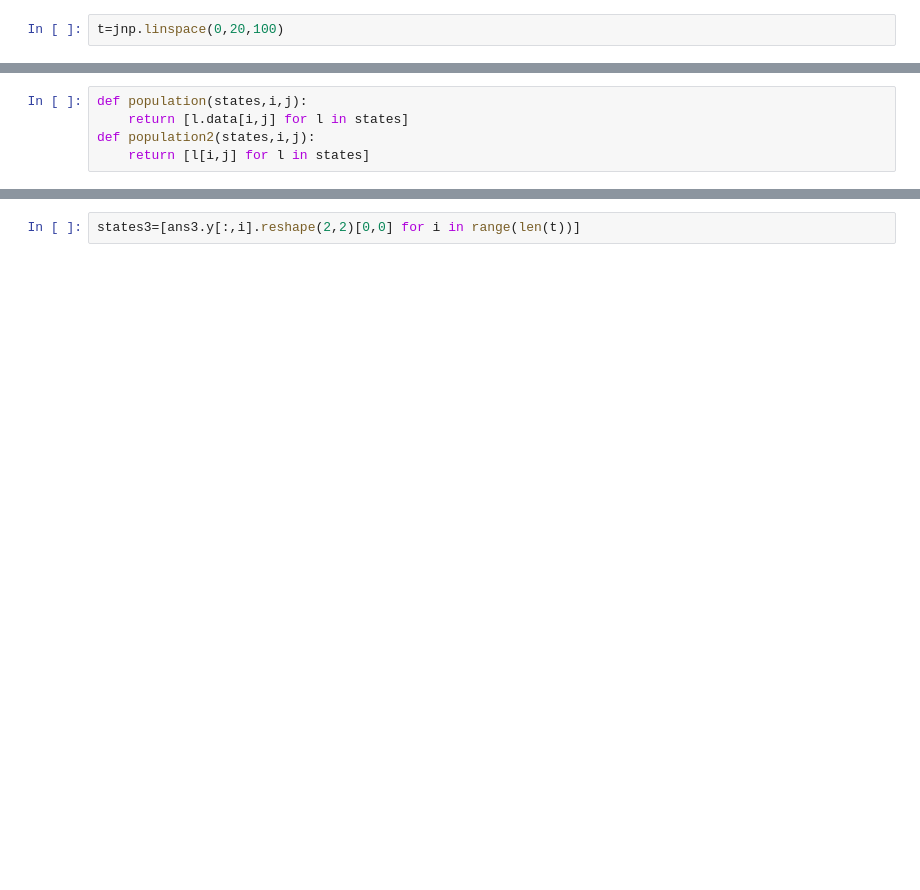
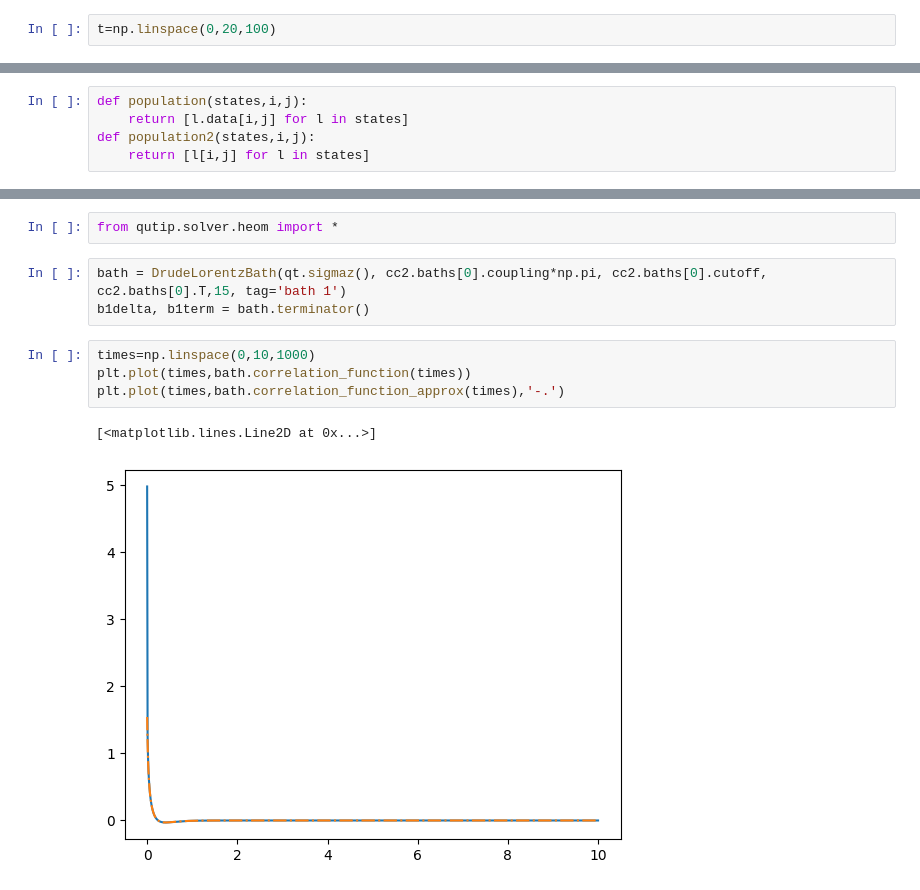
Before and after one commit to mcditoos/NonMarkovianMethods, a Jupyter notebook: nmm/cumulant/testing.ipynb, the cells around one changed output, grey strips where cells are left out. Saved outputs shown, nothing was run; the diff lists cells and outputs as text; blank space fills up the shorter version.

```diff
--- a/nmm/cumulant/testing.ipynb
+++ b/nmm/cumulant/testing.ipynb
@@ -8,2 +8,2 @@ bath=nmm.OverdampedBath(coupling=0.1,cutoff=5,T=1)
 # %%
-t=jnp.linspace(0,20,100)
+t=np.linspace(0,20,100)
@@ -112,2 +113,12 @@ TypeError: 'float' object is not iterable
-# %%
-states3=[ans3.y[:,i].reshape(2,2)[0,0] for i in range(len(t))]
+# %%
+from qutip.solver.heom import *
+# %%
+bath = DrudeLorentzBath(qt.sigmaz(), cc2.baths[0].coupling*np.pi, cc2.baths[0].cutoff, cc2.baths[0].T,15, tag='bath 1')
+b1delta, b1term = bath.terminator()
+# %%
+times=np.linspace(0,10,1000)
+plt.plot(times,bath.correlation_function(times))
+plt.plot(times,bath.correlation_function_approx(times),'-.')
+# %% [output]
+[<matplotlib.lines.Line2D at 0x...>]
+[figure, added]
```
Also changed, not shown: parts of 23 cells of this notebook, 8 other files.
